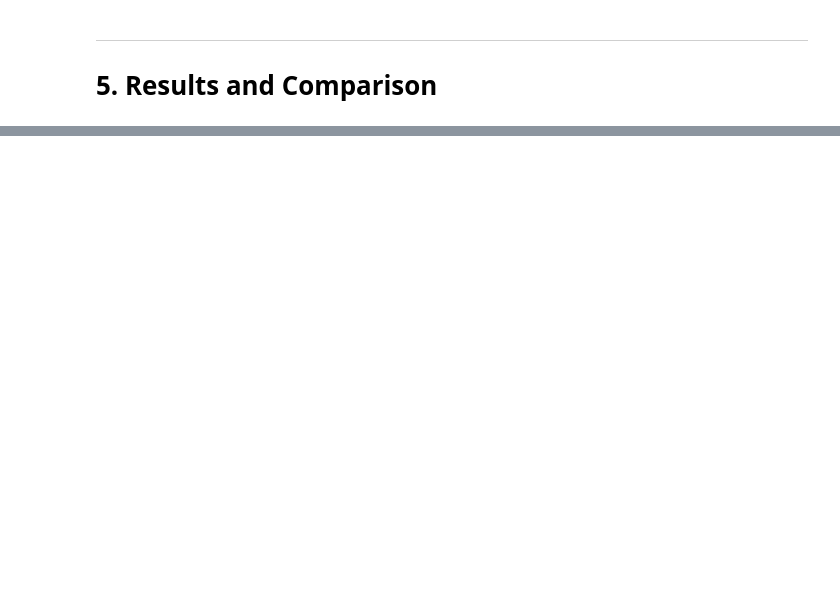
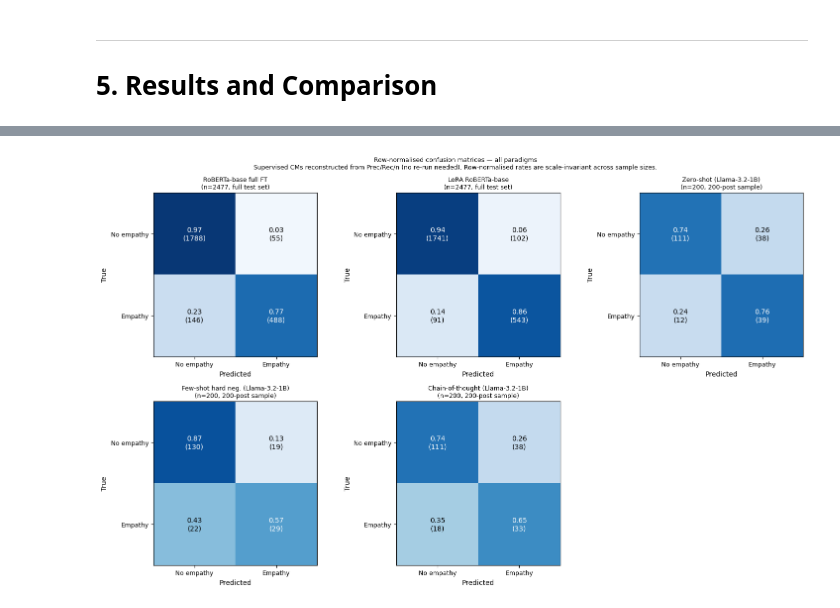
Before and after one commit to gjoliveira/AcnEmpathize, a Jupyter notebook: 9_prompting.ipynb, the cells around one changed output, grey strips where cells are left out. Cells and saved outputs as stored; diff of their text form; code cells hidden in the pictures; blank space fills up the shorter version.

```diff
--- a/9_prompting.ipynb
+++ b/9_prompting.ipynb
@@ -522,12 +974,8 @@ plt.show()
 # %%
-# ── Reconstruct supervised baselines' confusion matrices from saved metrics ────
-# No need to re-run notebooks 6/8. Precision + Recall + test set size uniquely
-# determine the confusion matrix.
-#
-# Test set (Split B): 2477 posts, empathy rate 25.6%
+# ── Reconstruct supervised baselines' confusion matrices ──────────────────────
 N_TEST = 2477
 N_EMP  = round(N_TEST * 0.256)   # 634 empathy posts
-N_NEG  = N_TEST - N_EMP          # 1843 no-empathy posts
+N_NEG  = N_TEST - N_EMP           # 1843 no-empathy posts
 
 def cm_from_prec_rec(prec, rec, n_pos, n_neg):
     tp = round(rec * n_pos)
@@ -539,74 +987,101 @@ def cm_from_prec_rec(prec, rec, n_pos, n_neg):
 cm_roberta = cm_from_prec_rec(prec=0.899, rec=0.769, n_pos=N_EMP, n_neg=N_NEG)
 cm_lora    = cm_from_prec_rec(prec=0.842, rec=0.856, n_pos=N_EMP, n_neg=N_NEG)
 
-# ── Prompting confusion matrices ───────────────────────────────────────────────
+
+# ── Prompting confusion matrices ──────────────────────────────────────────────
 def get_cm(results_df):
     valid = results_df[results_df["pred_label"] != -1]
-    return confusion_matrix(valid["true_label"], valid["pred_label"]), len(valid)
+    if len(valid) == 0:
+        return np.zeros((2, 2), dtype=int), 0
+    return confusion_matrix(valid["true_label"], valid["pred_label"], labels=[0, 1]), len(valid)
 
 cm_zero, n_zero = get_cm(results_zero)
 cm_few,  n_few  = get_cm(results_few)
+cm_cot,  n_cot  = get_cm(results_cot)
 
-# ── 2×2 grid: all four models, row-normalized ─────────────────────────────────
+
+# ── 2×3 grid: five models, row-normalised ─────────────────────────────────────
 panels = [
     (cm_roberta, f"RoBERTa-base full FT\n(n={N_TEST}, full test set)"),
     (cm_lora,    f"LoRA RoBERTa-base\n(n={N_TEST}, full test set)"),
-    (cm_zero,    f"Zero-shot Mistral-7B\n(n={n_zero}, 200-post sample)"),
-    (cm_few,     f"Few-shot hard neg. Mistral-7B\n(n={n_few}, 200-post sample)"),
+    (cm_zero,    f"Zero-shot (Llama-3.2-1B)\n(n={n_zero}, 200-post sample)"),
+    (cm_few,     f"Few-shot hard neg. (Llama-3.2-1B)\n(n={n_few}, 200-post sample)"),
+    (cm_cot,     f"Chain-of-thought (Llama-3.2-1B)\n(n={n_cot}, 200-post sample)"),
 ]
 
-fig, axes = plt.subplots(2, 2, figsize=(11, 8))
+fig, axes = plt.subplots(2, 3, figsize=(15, 9))
 labels = ["No empathy", "Empathy"]
 
 for ax, (cm, title) in zip(axes.flat, panels):
+    if cm.sum() == 0:
+        ax.text(0.5, 0.5, "No valid\npredictions", ha="center", va="center",
+                fontsize=12, transform=ax.transAxes)
+        ax.set_title(title, fontsize=9)
+        continue
     cm_norm = cm.astype(float) / cm.sum(axis=1, keepdims=True)
     ax.imshow(cm_norm, cmap="Blues", vmin=0, vmax=1)
-    ax.set_title(title, fontsize=10)
+    ax.set_title(title, fontsize=9)
     ax.set_xticks([0, 1]); ax.set_yticks([0, 1])
-    ax.set_xticklabels(labels, fontsize=9)
-    ax.set_yticklabels(labels, fontsize=9)
+    ax.set_xticklabels(labels, fontsize=9); ax.set_yticklabels(labels, fontsize=9)
     ax.set_xlabel("Predicted"); ax.set_ylabel("True")
     for i in range(2):
         for j in range(2):
             ax.text(j, i, f"{cm_norm[i,j]:.2f}\n({cm[i,j]})",
-                    ha="center", va="center", fontsize=11,
+                    ha="center", va="center", fontsize=10,
                     color="white" if cm_norm[i, j] > 0.55 else "black")
 
+axes.flat[-1].set_visible(False)  # 6th slot unused
+
 fig.suptitle(
-    "Row-normalized confusion matrices — all paradigms\n"
-    "Supervised CMs reconstructed from Prec/Rec/test-size (no re-run needed). "
-    "Rates are scale-invariant and comparable across sample sizes.",
-    fontsize=9
-)
+    "Row-normalised confusion matrices — all paradigms\n"
+    "Supervised CMs reconstructed from Prec/Rec/n (no re-run needed). "
+    "Row-normalised rates are scale-invariant across sample sizes.",
+    fontsize=9)
 plt.tight_layout()
 plt.savefig(OUTPUT_DIR / "confusion_matrices_all.png", dpi=150, bbox_inches="tight")
 plt.show()
 
-# ── TPR / FPR summary table ────────────────────────────────────────────────────
-print(f"{'Model':<40} {'TPR (Recall)':<16} {'FPR':<12} {'Note'}")
-print("-" * 80)
+
+# ── TPR / FPR summary ─────────────────────────────────────────────────────────
+print(f"{'Model':<45} {'TPR (Recall)':<15} {'FPR':<10} Note")
+print("-" * 85)
 for cm, name, note in [
-    (cm_roberta, "RoBERTa-base full FT",           "full test set"),
-    (cm_lora,    "LoRA RoBERTa-base",               "full test set"),
-    (cm_zero,    "Zero-shot Mistral-7B",            "200-post sample"),
-    (cm_few,     "Few-shot hard neg. Mistral-7B",   "200-post sample"),
+    (cm_roberta, "RoBERTa-base full FT",                "full test set"),
+    (cm_lora,    "LoRA RoBERTa-base",                   "full test set"),
+    (cm_zero,    "Zero-shot (Llama-3.2-1B)",            "200-post sample"),
+    (cm_few,     "Few-shot hard neg. (Llama-3.2-1B)",   "200-post sample"),
+    (cm_cot,     "Chain-of-thought (Llama-3.2-1B)",     "200-post sample"),
 ]:
+    if cm.sum() == 0:
+        print(f"{name:<45} {'N/A':<15} {'N/A':<10} {note}")
+        continue
     tn, fp, fn, tp = cm.ravel()
-    tpr = tp / (tp + fn)
-    fpr = fp / (fp + tn)
-    print(f"{name:<40} {tpr:<16.3f} {fpr:<12.3f} {note}")
+    tpr = tp / (tp + fn) if (tp + fn) > 0 else float("nan")
+    fpr = fp / (fp + tn) if (fp + tn) > 0 else float("nan")
+    print(f"{name:<45} {tpr:<15.3f} {fpr:<10.3f} {note}")
 
-# ── Mechanism distribution (few-shot) ─────────────────────────────────────────
-print("\n=== Predicted mechanism distribution (few-shot) ===")
+
+# ── Mechanism distribution ─────────────────────────────────────────────────────
 def extract_mechanism(response):
     try:
         match = re.search(r'\{.*?\}', response, re.DOTALL)
         if match:
             return json.loads(match.group()).get("mechanism", "unknown")
     except Exception:
         pass
+    for mech in ["emotional_reaction", "interpretation", "exploration", "none"]:
+        if mech in str(response).lower():
+            return mech
     return "unknown"
 
-results_few["mechanism"] = results_few["response"].apply(extract_mechanism)
-print(results_few.groupby("pred_label")["mechanism"].value_counts().to_string())
+print("\n=== Predicted mechanism distribution (valid predictions only) ===")
+for cond_name, df_res in [("Zero-shot", results_zero), ("Few-shot", results_few), ("CoT", results_cot)]:
+    df_res["mechanism"] = df_res["response"].apply(extract_mechanism)
+    valid_res = df_res[df_res["pred_label"] != -1]
+    if len(valid_res) == 0:
+        print(f"\n{cond_name}: no valid predictions")
+        continue
+    dist = valid_res.groupby("mechanism")["pred_label"].count().to_dict()
+    print(f"\n{cond_name}: {dist}")
 # %% [output]
+[figure, added]
```
Also changed, not shown: parts of 15 cells of this notebook, 5 other files.
